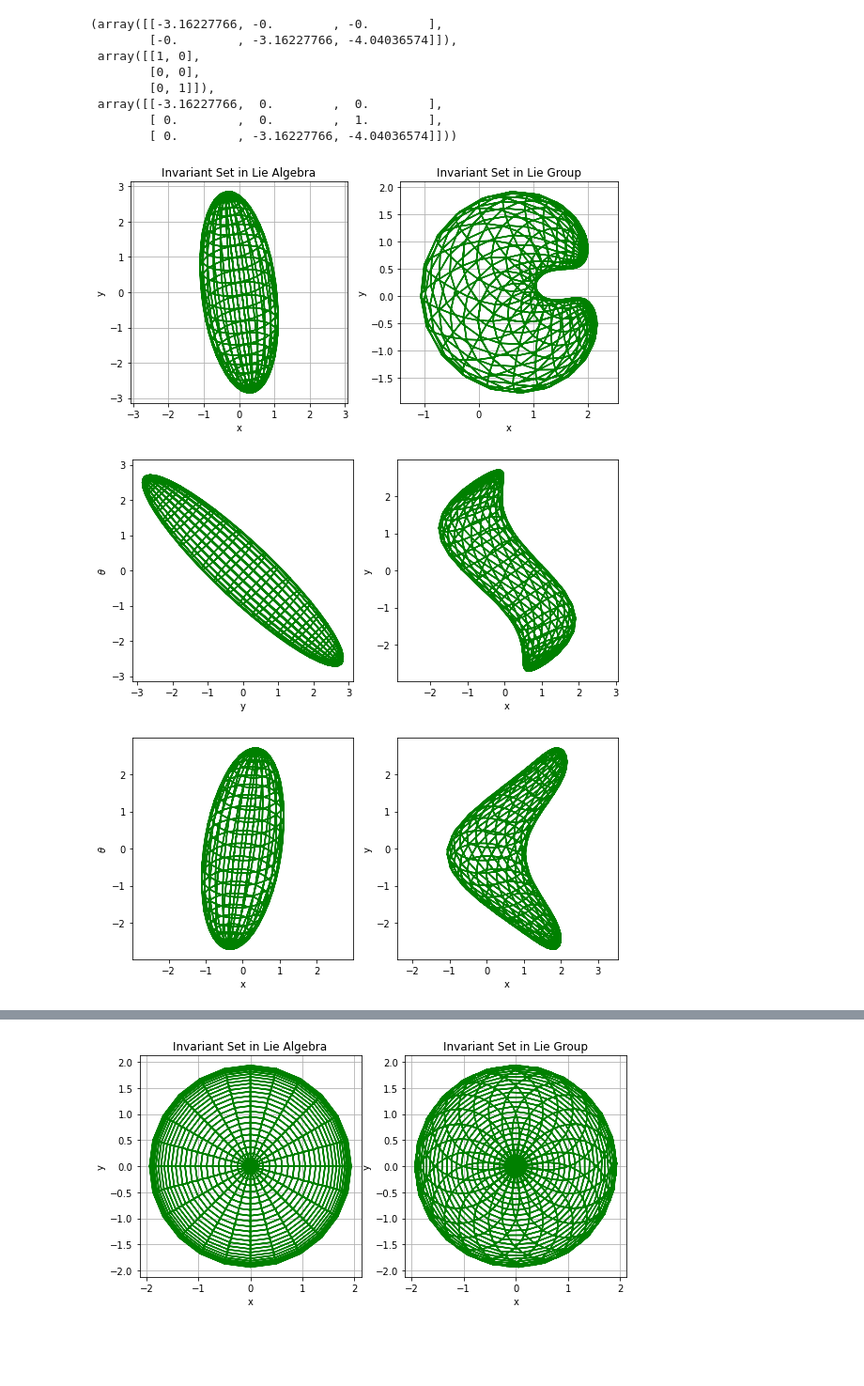
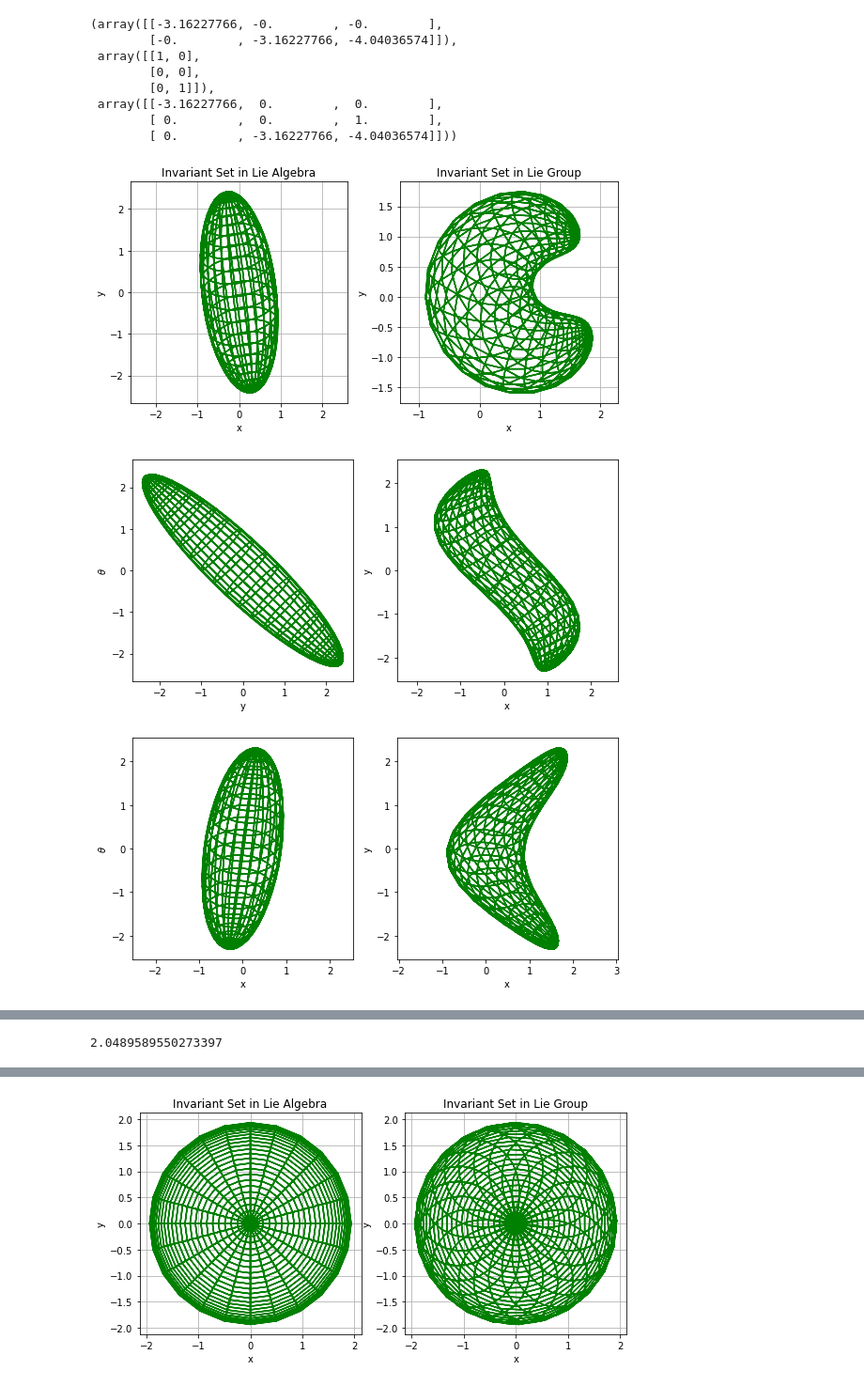
Before and after one commit to melodylylin/NASAULI_MC, a Jupyter notebook: SE(2) Invariant.ipynb, the cells around one changed output, grey strips where cells are left out. Shown at 94% size. Drawn from its saved outputs; the diff is of its cells as text; code cells hidden in the pictures; blank space fills up the shorter version.

```diff
--- a/SE(2) Invariant.ipynb
+++ b/SE(2) Invariant.ipynb
@@ -36,9 +36,9 @@ se2_flow.solve_control_gain()
         [ 0.        ,  0.        ,  1.        ],
         [ 0.        , -3.16227766, -4.04036574]]))
 # %%
-sol = se2_flow.find_se2_invariant_set()
+sol = se2_flow.find_se2_invariant_set(se2_flow.svd(15*np.pi/20))
 se2_flow.plot_invariant_set(sol, w1=1, w2=1)
 # %% [output]
-[figure, old version]
+[figure, new version]
-[figure, old version]
+[figure, new version]
-[figure, old version]
+[figure, new version]
@@ -45,0 +57,4 @@ se2_flow.plot_invariant_set(sol, w1=1, w2=1)
+# %%
+dis.max()
+# %% [output]
+2.0489589550273397
```
Also changed, not shown: parts of 14 cells of this notebook, 4 other files.
